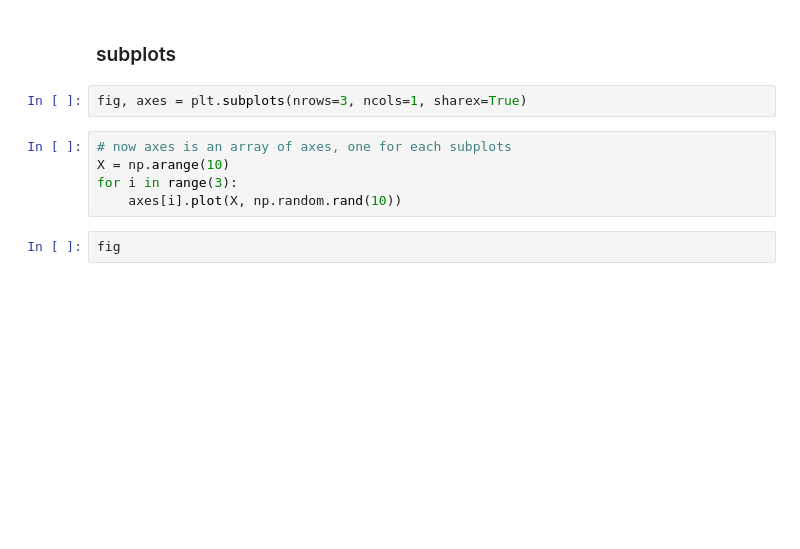
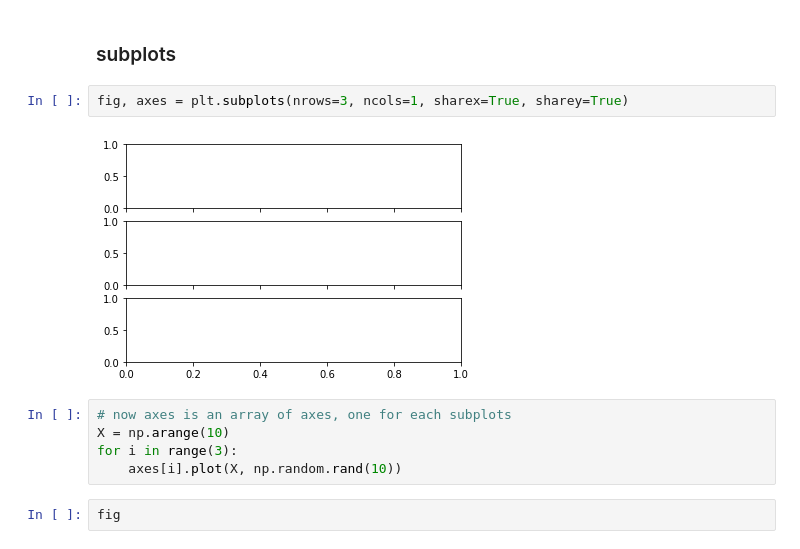
Before and after one commit to MotivatedMemoryLab/Python-Data-Analysis, a Jupyter notebook: viz.ipynb, the cells around one changed output. Drawn from its saved outputs; the diff is of its cells as text; blank space fills up the shorter version.

```diff
--- a/viz.ipynb
+++ b/viz.ipynb
@@ -31,7 +45,9 @@ plt.plot(X, Y, 'r--', X, Z, 'b.-')
 # %% [markdown]
 ### subplots
 # %%
-fig, axes = plt.subplots(nrows=3, ncols=1, sharex=True)
+fig, axes = plt.subplots(nrows=3, ncols=1, sharex=True, sharey=True)
+# %% [output]
+[figure, added]
 # %%
 # now axes is an array of axes, one for each subplots
 X = np.arange(10)
```
Also changed, not shown: parts of 7 cells of this notebook, 2 other files.
